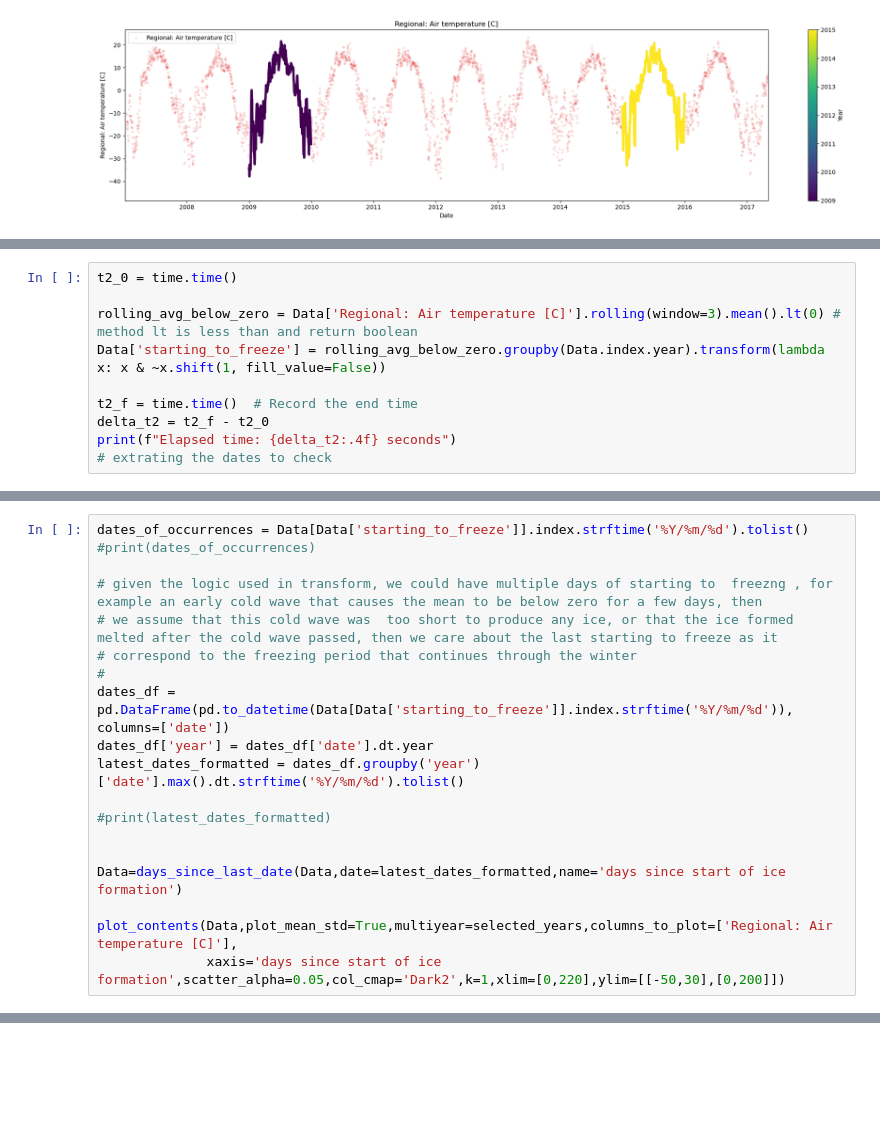
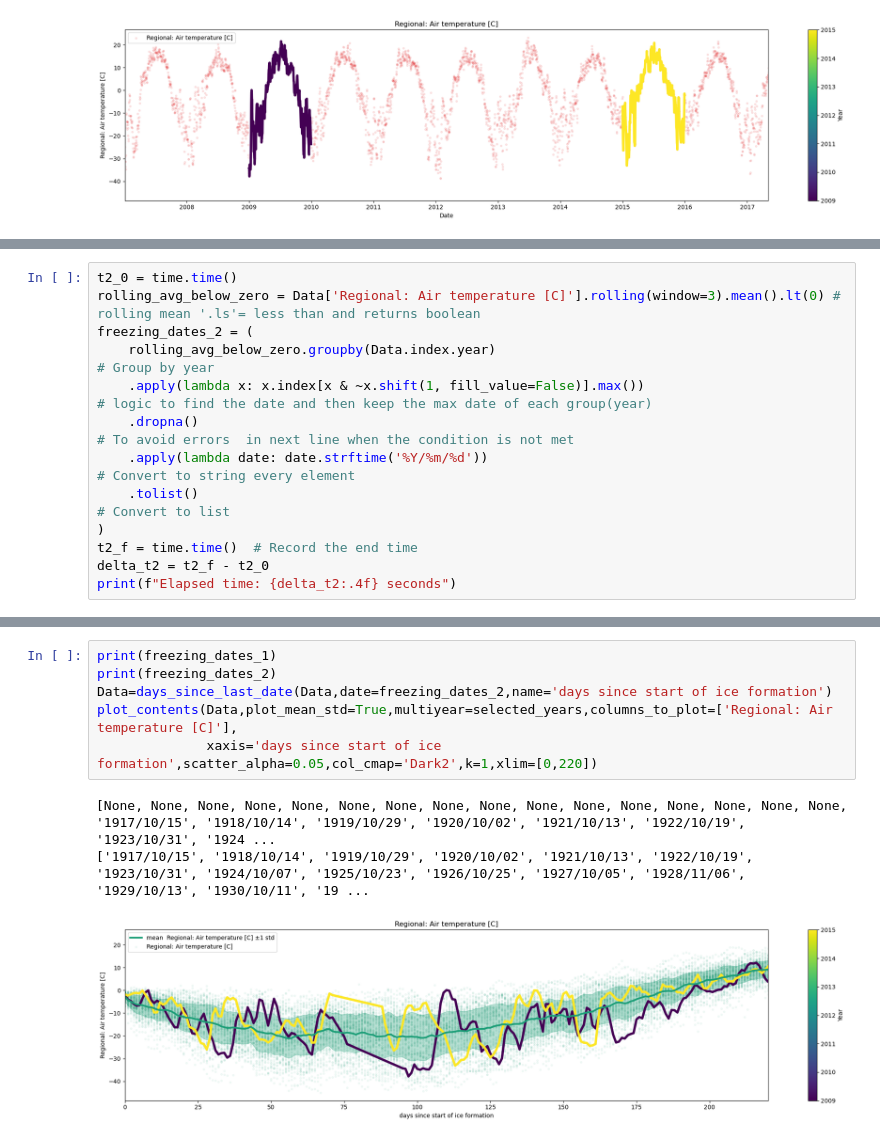
Before and after one commit to iceclassic/mude, a Jupyter notebook: book/Part_1/Regression.ipynb, the cells around one changed output, grey strips where cells are left out. Cells and saved outputs as stored; diff of their text form; blank space fills up the shorter version.

```diff
--- a/book/Part_1/Regression.ipynb
+++ b/book/Part_1/Regression.ipynb
@@ -116,11 +111,14 @@ The method [`.groupby`](https://pandas.pydata.org/pandas-docs/stable/reference/a
 # %%
 t2_0 = time.time()
-
-rolling_avg_below_zero = Data['Regional: Air temperature [C]'].rolling(window=3).mean().lt(0) # method lt is less than and return boolean
-Data['starting_to_freeze'] = rolling_avg_below_zero.groupby(Data.index.year).transform(lambda x: x & ~x.shift(1, fill_value=False))
-
+rolling_avg_below_zero = Data['Regional: Air temperature [C]'].rolling(window=3).mean().lt(0) # rolling mean '.ls'= less than and returns boolean
+freezing_dates_2 = (
+    rolling_avg_below_zero.groupby(Data.index.year)                                            # Group by year
+    .apply(lambda x: x.index[x & ~x.shift(1, fill_value=False)].max())                         # logic to find the date and then keep the max date of each group(year)
+    .dropna()                                                                                  # To avoid errors  in next line when the condition is not met
+    .apply(lambda date: date.strftime('%Y/%m/%d'))                                             # Convert to string every element
+    .tolist()                                                                                  # Convert to list
+)
 t2_f = time.time()  # Record the end time
 delta_t2 = t2_f - t2_0
 print(f"Elapsed time: {delta_t2:.4f} seconds")
-# extrating the dates to check
 # %% [output]
@@ -141,19 +125,0 @@ As we mentioned before, `.transform` applies a function to thr group, if the log
-# %%
-dates_of_occurrences = Data[Data['starting_to_freeze']].index.strftime('%Y/%m/%d').tolist()
-#print(dates_of_occurrences)
-
-# given the logic used in transform, we could have multiple days of starting to  freezng , for example an early cold wave that causes the mean to be below zero for a few days, then
-# we assume that this cold wave was  too short to produce any ice, or that the ice formed melted after the cold wave passed, then we care about the last starting to freeze as it
-# correspond to the freezing period that continues through the winter
-#
-dates_df = pd.DataFrame(pd.to_datetime(Data[Data['starting_to_freeze']].index.strftime('%Y/%m/%d')), columns=['date'])
-dates_df['year'] = dates_df['date'].dt.year
-latest_dates_formatted = dates_df.groupby('year')['date'].max().dt.strftime('%Y/%m/%d').tolist()
-
-#print(latest_dates_formatted)
-
-
-Data=days_since_last_date(Data,date=latest_dates_formatted,name='days since start of ice formation')
-
-plot_contents(Data,plot_mean_std=True,multiyear=selected_years,columns_to_plot=['Regional: Air temperature [C]'],
-              xaxis='days since start of ice formation',scatter_alpha=0.05,col_cmap='Dark2',k=1,xlim=[0,220],ylim=[[-50,30],[0,200]])
@@ -169,0 +150,10 @@ latest_dates_formatted = latest_dates.dt.strftime('%Y/%m/%d').tolist()
+# %%
+print(freezing_dates_1)
+print(freezing_dates_2)
+Data=days_since_last_date(Data,date=freezing_dates_2,name='days since start of ice formation')
+plot_contents(Data,plot_mean_std=True,multiyear=selected_years,columns_to_plot=['Regional: Air temperature [C]'],
+              xaxis='days since start of ice formation',scatter_alpha=0.05,col_cmap='Dark2',k=1,xlim=[0,220])
+# %% [output]
+[None, None, None, None, None, None, None, None, None, None, None, None, None, None, None, None, '1917/10/15', '1918/10/14', '1919/10/29', '1920/10/02', '1921/10/13', '1922/10/19', '1923/10/31', '1924 ...
+['1917/10/15', '1918/10/14', '1919/10/29', '1920/10/02', '1921/10/13', '1922/10/19', '1923/10/31', '1924/10/07', '1925/10/23', '1926/10/25', '1927/10/05', '1928/11/06', '1929/10/13', '1930/10/11', '19 ...
+[figure, added]
```
Also changed, not shown: parts of 15 cells of this notebook, 1 other file.
